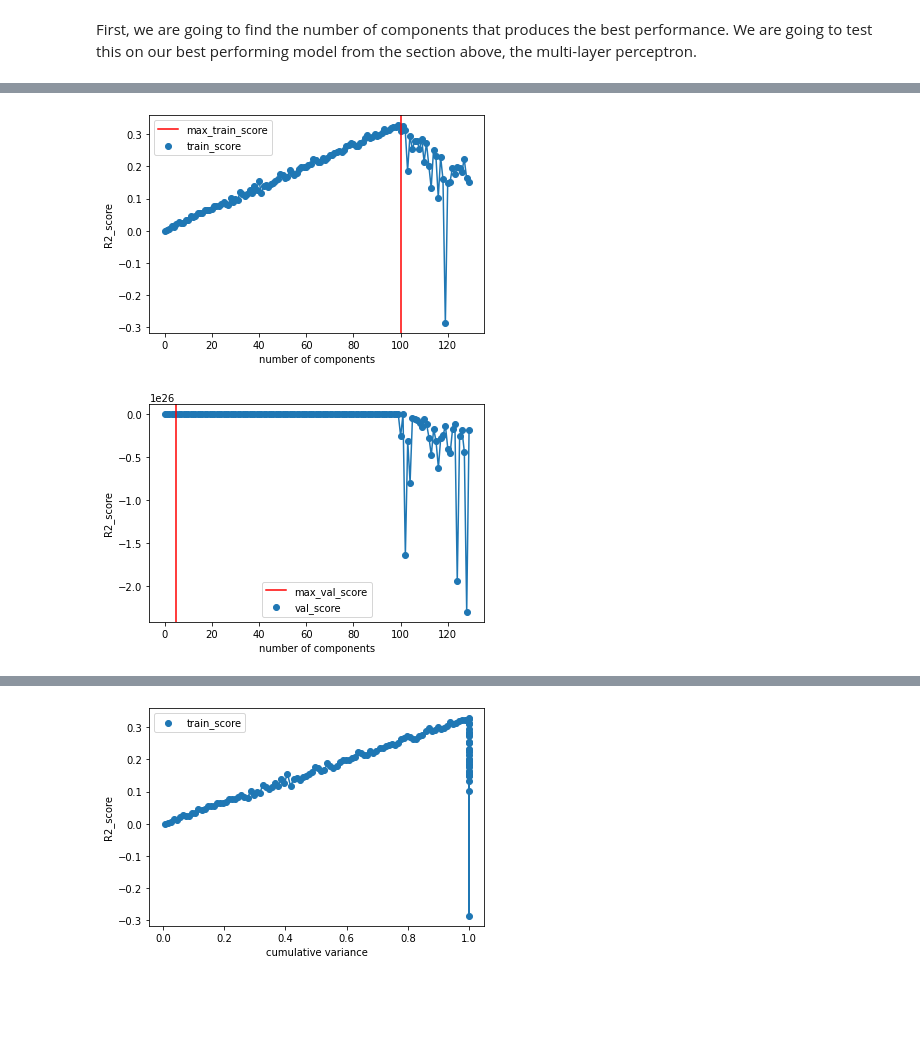
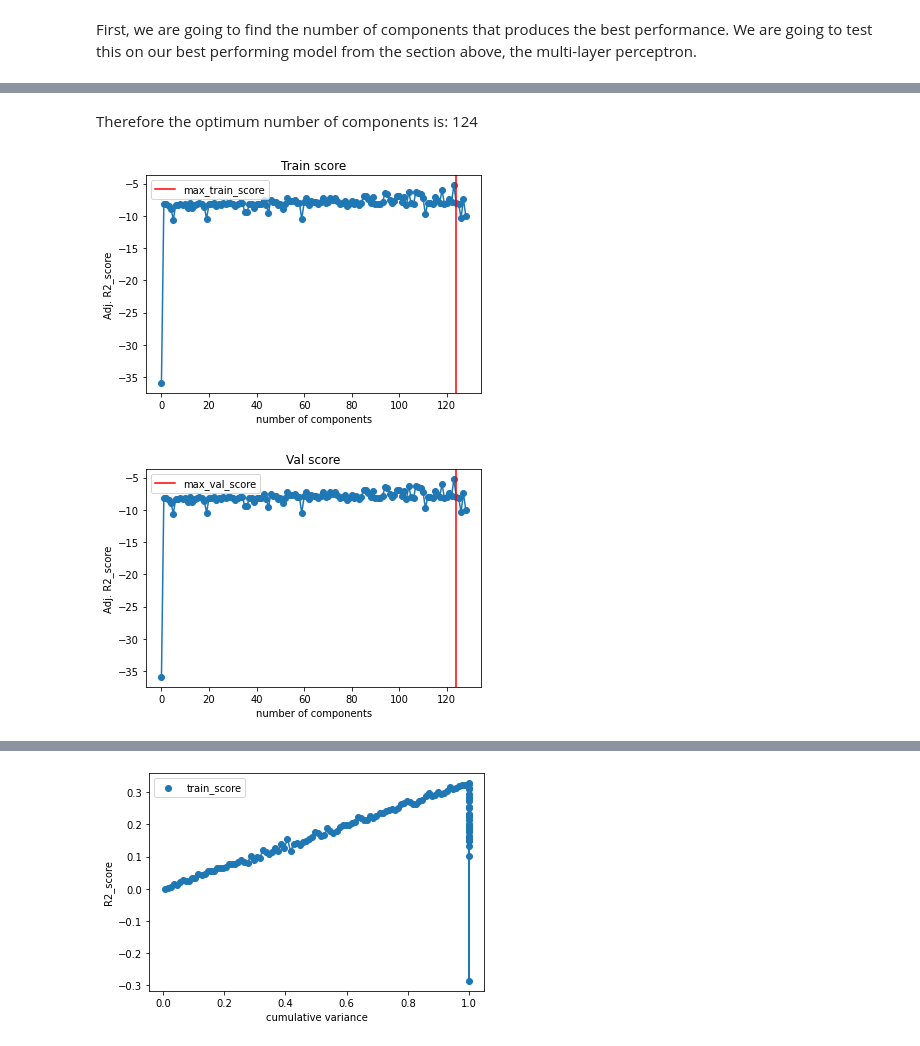
Before and after one commit to lavinama/modelling_social_data, a Jupyter notebook: predict_num_days_trending.ipynb, the cells around one changed output, grey strips where cells are left out. Drawn from its saved outputs; the diff is of its cells as text; code cells hidden in the pictures; blank space fills up the shorter version.

```diff
--- a/predict_num_days_trending.ipynb
+++ b/predict_num_days_trending.ipynb
@@ -464,7 +418,7 @@ from sklearn.preprocessing import StandardScaler
 from sklearn.pipeline import Pipeline
 from sklearn.metrics import r2_score
 
-def cross_validation_10(model):
+def cross_validation_10(pipe_lr):
     sc_y = StandardScaler()
     sc_x = StandardScaler()
     y_std = sc_y.fit_transform(y[:, np.newaxis]).flatten()
@@ -476,7 +430,7 @@ def cross_validation_10(model):
         # 10-fold cross validation
         X_train, X_val, y_train, y_val = train_test_split(X, y, test_size=0.3, random_state=i)
         y_train_std = sc_y.fit_transform(y_train[:, np.newaxis]).flatten()
-        pipe_lr = Pipeline([('scl', StandardScaler()), ('model', model)])
+
         pipe_lr.fit(X_train, y_train_std)
         y_train_pred_std=pipe_lr.predict(X_train)
         y_val_pred_std=pipe_lr.predict(X_val)
@@ -487,8 +441,9 @@ def cross_validation_10(model):
         train_score = np.append(train_score, adjr2(y_train, y_train_pred, len(y_train), X_train.shape[1]))
         val_score = np.append(val_score, adjr2(y_train, y_train_pred, len(y_train), X_train.shape[1]))
 
-    print("train_score:", train_score)
+    print("train_score", train_score)
     print("train_score mean:", train_score.mean())
+    print("val_score", val_score)
     print("val_score mean:", val_score.mean())
     return train_score.mean(), val_score.mean()
 # %% [markdown]
@@ -497,6 +452,7 @@ We now perform the cross validation on the five models we're testing
 from sklearn.preprocessing import PolynomialFeatures
 from sklearn.linear_model import LinearRegression
 from sklearn.pipeline import Pipeline
+from sklearn.preprocessing import StandardScaler
 
 """ It crashes if I do a degree higher than 1 as it uses all the RAM
 # 1. Polynomial regression 3-degree
@@ -513,8 +469,8 @@ model_name = []
 # 2. Linear regression
 print("Linear regression")
 model_name.append("linear")
-model_linear = LinearRegression(fit_intercept=False)
-ts, vs = cross_validation_10(model_linear)
+pipe_lr = Pipeline([('scl', StandardScaler()), ('model', LinearRegression(fit_intercept=False))])
+ts, vs = cross_validation_10(pipe_lr)
 train_score_models.append(ts)
 val_score_models.append(vs)
 print()
@@ -524,8 +480,7 @@ print("Support Vector Regression")
 model_name.append("SVR")
 from sklearn import svm
 
-model_svr = svm.SVR()
-ts, vs = cross_validation_10(model_svr)
+pipe_lr = Pipeline([('scl', StandardScaler()), ('model', svm.SVR())])
 train_score_models.append(ts)
 val_score_models.append(vs)
 print()
@@ -535,8 +490,8 @@ print("Nu Support Vector Regression")
 model_name.append("Nu SVR")
 from sklearn import svm
 
-model_nu_svr = svm.NuSVR()
-ts, vs = cross_validation_10(model_nu_svr)
+pipe_lr = Pipeline([('scl', StandardScaler()), ('model', svm.NuSVR())])
+ts, vs = cross_validation_10(pipe_lr)
 train_score_models.append(ts)
 val_score_models.append(vs)
 print()
@@ -546,8 +501,8 @@ print("SGD")
 model_name.append("SGD")
 from sklearn.linear_model import SGDRegressor
 
-model_sgd = SGDRegressor()
-ts, vs = cross_validation_10(model_sgd)
+pipe_lr = Pipeline([('scl', StandardScaler()), ('model', SGDRegressor())])
+ts, vs = cross_validation_10(pipe_lr)
 train_score_models.append(ts)
 val_score_models.append(vs)
 print()
@@ -557,8 +512,8 @@ print("Multi-layer Perceptron regressor")
 model_name.append("MLP")
 from sklearn.neural_network import MLPRegressor
 
-model_mlp = MLPRegressor(hidden_layer_sizes=(1,)) # , activation='identity', alpha=0.01, learning_rate='adaptive'))])
-ts, vs = cross_validation_10(model_mlp)
+pipe_lr = Pipeline([('scl', StandardScaler()), ('model', MLPRegressor(hidden_layer_sizes=(1,)))])
+ts, vs = cross_validation_10(pipe_lr)
 train_score_models.append(ts)
 val_score_models.append(vs)
 print()
@@ -747,6 +731,7 @@ First, we are going to find the number of components that produces the best perf
 from sklearn.preprocessing import StandardScaler
 from sklearn.decomposition import PCA
 from sklearn.linear_model import LinearRegression
+from sklearn.neural_network import MLPRegressor
 from sklearn.pipeline import Pipeline
 from sklearn.metrics import mean_squared_error, r2_score
 
@@ -764,7 +749,7 @@ y_train_val = y_train
 X_val_test = X_val
 y_val_test = y_val
 
-for i in range(1, 1300, 10):
+for i in range(1, 130):
     print("n_components", i)
     X_train, X_val, y_train, y_val = train_test_split(X_train_val, y_train_val, test_size=0.3, random_state=100)
     y_train_std = sc_y.fit_transform(y_train[:, np.newaxis]).flatten()
@@ -777,8 +762,8 @@ for i in range(1, 1300, 10):
     y_train_pred = sc_y.inverse_transform(y_train_pred_std.reshape(-1, 1))
     y_val_pred = sc_y.inverse_transform(y_val_pred_std.reshape(-1, 1))
 
-    train_score = np.append(train_score, r2_score(y_train, y_train_pred))
-    val_score = np.append(val_score, r2_score(y_val, y_val_pred))
+    train_score = np.append(train_score, adjr2(y_train, y_train_pred, len(y_train), X_train.shape[1]))
+    val_score = np.append(val_score, adjr2(y_train, y_train_pred, len(y_train), X_train.shape[1]))
     cum_variance = np.append(cum_variance, np.sum(pipe_lr.fit(X_train, y_train).named_steps['pca'].explained_variance_ratio_))
 
 print("train_score: ", train_score)
@@ -811,22 +794,26 @@ print(n_comp_max_val_score)
+# %% [markdown]
+Therefore the optimum number of components is: 124
 # %%
 # Plot the scores
 import matplotlib.pyplot as plt
 import numpy as np
 
-plt.scatter(x=range(len(train_score)), y=train_score, label = 'train_score')
+plt.title("Train score")
+plt.scatter(x=range(len(train_score)), y=train_score)
 plt.plot(train_score)
 plt.axvline(n_comp_max_train_score, color="red", label="max_train_score")
 plt.xlabel('number of components')
-plt.ylabel('R2_score')
+plt.ylabel('Adj. R2_score')
 plt.legend()
 plt.show()
-plt.scatter(x=range(len(val_score)), y=val_score, label = 'val_score')
+plt.title("Val score")
+plt.scatter(x=range(len(val_score)), y=val_score)
 plt.plot(val_score)
 plt.axvline(n_comp_max_val_score, color="red", label="max_val_score")
 plt.xlabel('number of components')
-plt.ylabel('R2_score')
+plt.ylabel('Adj. R2_score')
 plt.legend()
 plt.show()
 # %% [output]
-[figure, old version]
+[figure, new version]
-[figure, old version]
+[figure, new version]
```
Also changed, not shown: parts of 58 cells of this notebook, 11 other files.
